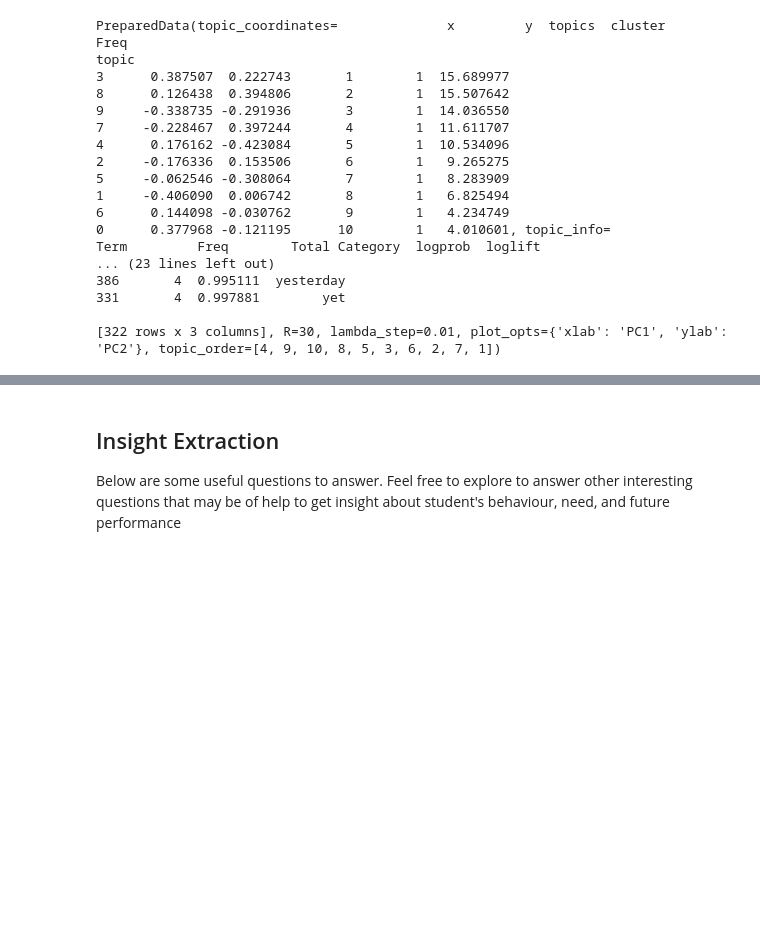
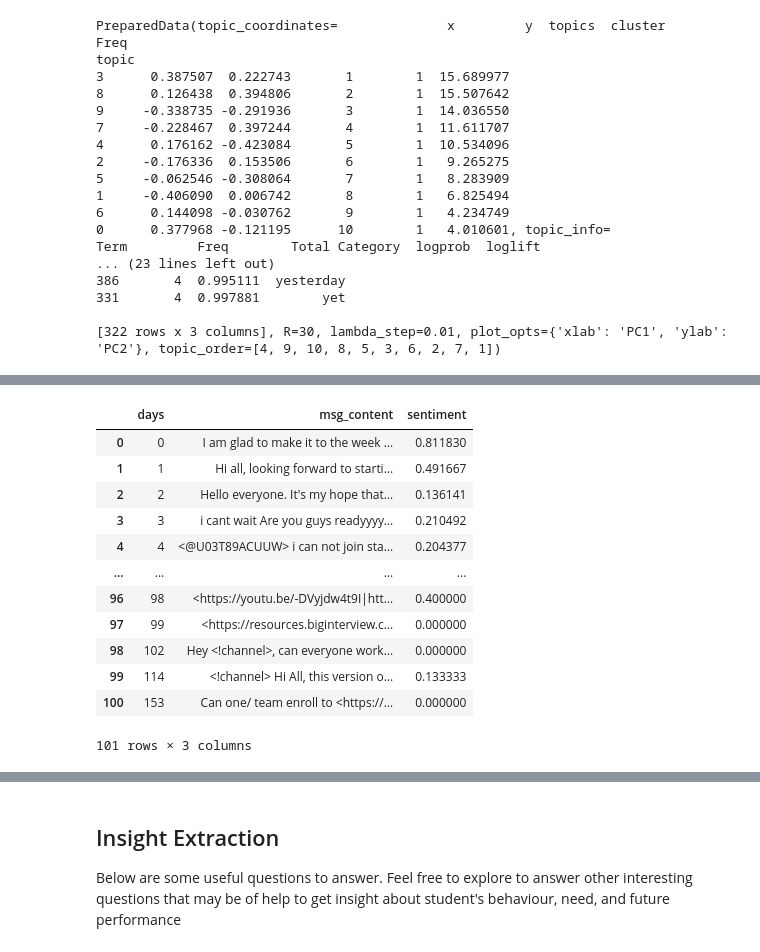
Before and after one commit to MubarekHussen/network_analysis, a Jupyter notebook: notebooks/parse_slack_data.ipynb, the cells around one changed output, grey strips where cells are left out. Drawn from its saved outputs; the diff is of its cells as text; code cells hidden in the pictures; blank space fills up the shorter version.

```diff
--- a/notebooks/parse_slack_data.ipynb
+++ b/notebooks/parse_slack_data.ipynb
@@ -450,0 +487,25 @@ sentiment_by_day
+# %%
+# Group messages by day and concatenate them
+grouped = df.groupby('days')['msg_content'].apply(lambda x: ' '.join(x)).reset_index()
+
+def calculate_sentiment(text):
+    return TextBlob(text).sentiment.polarity
+
+# Apply sentiment analysis to each combined text
+grouped['sentiment'] = grouped['msg_content'].apply(calculate_sentiment)
+
+grouped
+# %% [output]
+|  | days | msg_content | sentiment |
+| 0 | 0 | I am glad to make it to the week ... | 0.811830 |
+| 1 | 1 | Hi all, looking forward to starti... | 0.491667 |
+| 2 | 2 | Hello everyone. It's my hope that... | 0.136141 |
+| 3 | 3 | i cant wait Are you guys readyyyy... | 0.210492 |
+| 4 | 4 | <@U03T89ACUUW> i can not join sta... | 0.204377 |
+| ... | ... | ... | ... |
+| 96 | 98 | <https://youtu.be/-DVyjdw4t9I|htt... | 0.400000 |
+| 97 | 99 | <https://resources.biginterview.c... | 0.000000 |
+| 98 | 102 | Hey <!channel>, can everyone work... | 0.000000 |
+| 99 | 114 | <!channel> Hi All, this version o... | 0.133333 |
+| 100 | 153 | Can one/ team enroll to <https://... | 0.000000 |
+101 rows × 3 columns
```
Also changed, not shown: parts of 3 cells of this notebook.
